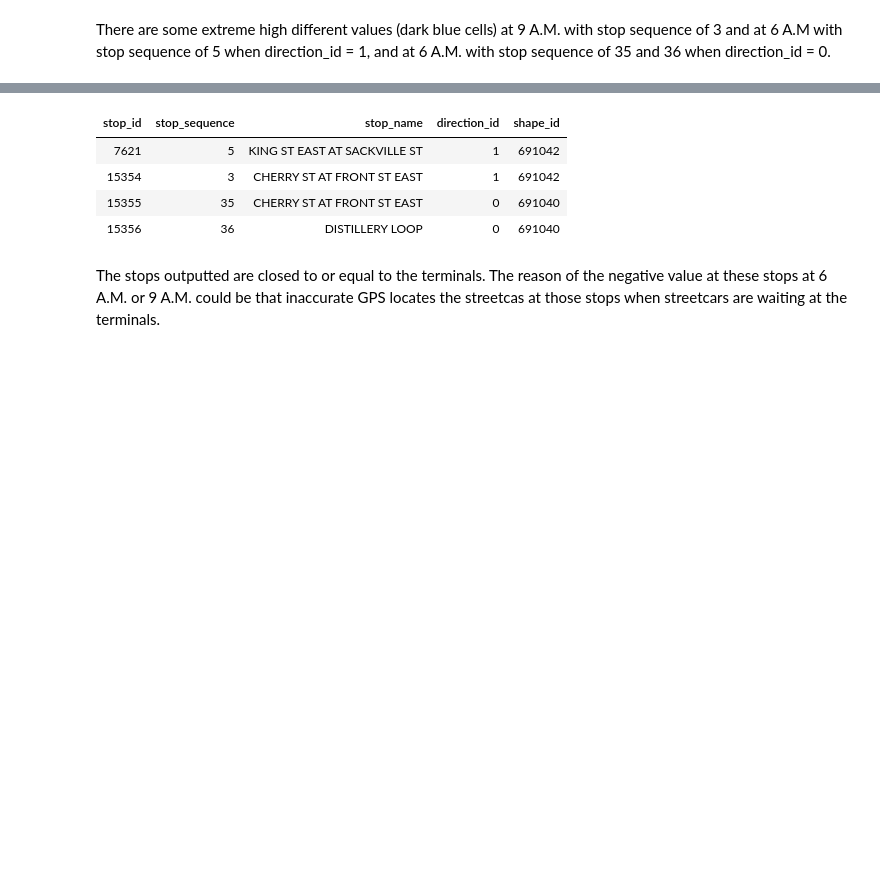
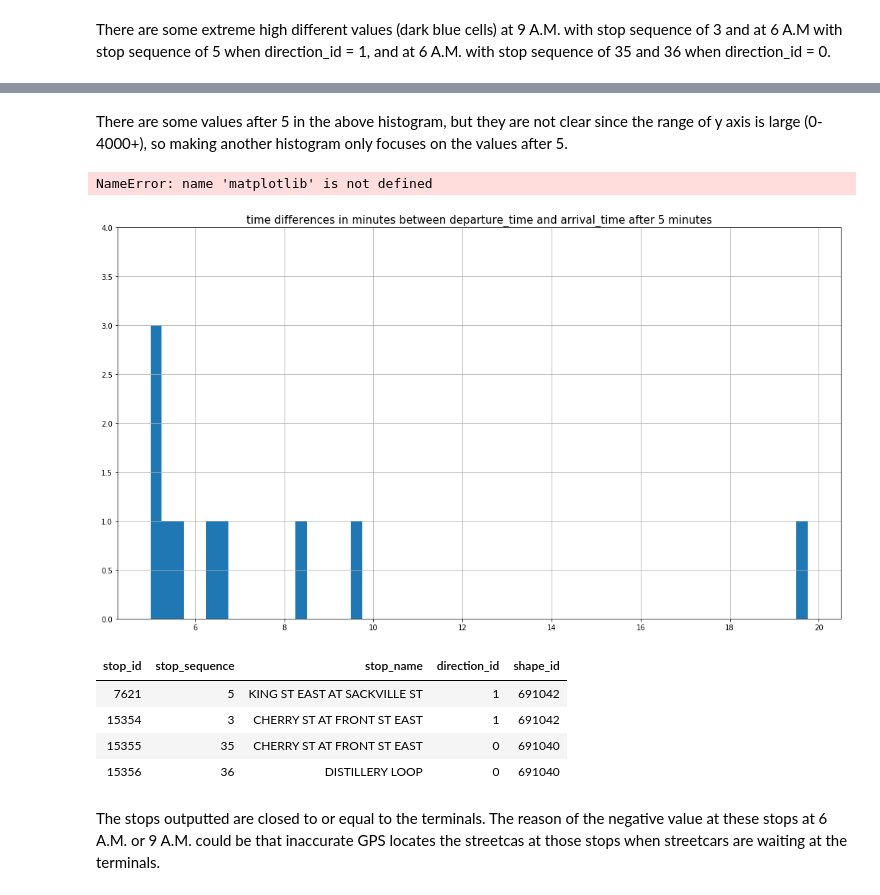
Before and after one commit to CityofToronto/bdit_data-sources, a Jupyter notebook: ttc/validating_cis_processing.ipynb, the cells around one changed output, grey strips where cells are left out. Cells and saved outputs as stored; diff of their text form; code cells hidden in the pictures; blank space fills up the shorter version.

```diff
--- a/ttc/validating_cis_processing.ipynb
+++ b/ttc/validating_cis_processing.ipynb
@@ -229,3 +234,19 @@ There are some extreme high different values (dark blue cells) at 9 A.M. with st
+# %% [markdown]
+There are some values after 5 in the above histogram, but they are not clear since the range of y axis is large (0-4000+), so making another histogram only focuses on the values after 5.
+# %%
+timediff.hist(bins = np.arange(5, 20, 0.25), figsize=(18,10))
+plt.title('time differences in minutes between departure_time and arrival_time after 5 minutes')
+ax = plt.gca()
+ax.set_ylim([0, 4])
+f = lambda x,pos: str(x).rstrip('0').rstrip('.')
+ax.xaxis.set_major_locator(matplotlib.ticker.MultipleLocator(0.5))
+ax.xaxis.set_major_formatter(matplotlib.ticker.FuncFormatter(f))
+
+plt.rc('font', size=10)
+plt.rc('axes', titlesize=15)
+# %% [output]
+NameError: name 'matplotlib' is not defined
+[figure, added]
 # %%
 # Find the stop IDs and names of the dark blue cells.
 
```
Also changed, not shown: parts of 7 cells of this notebook.
